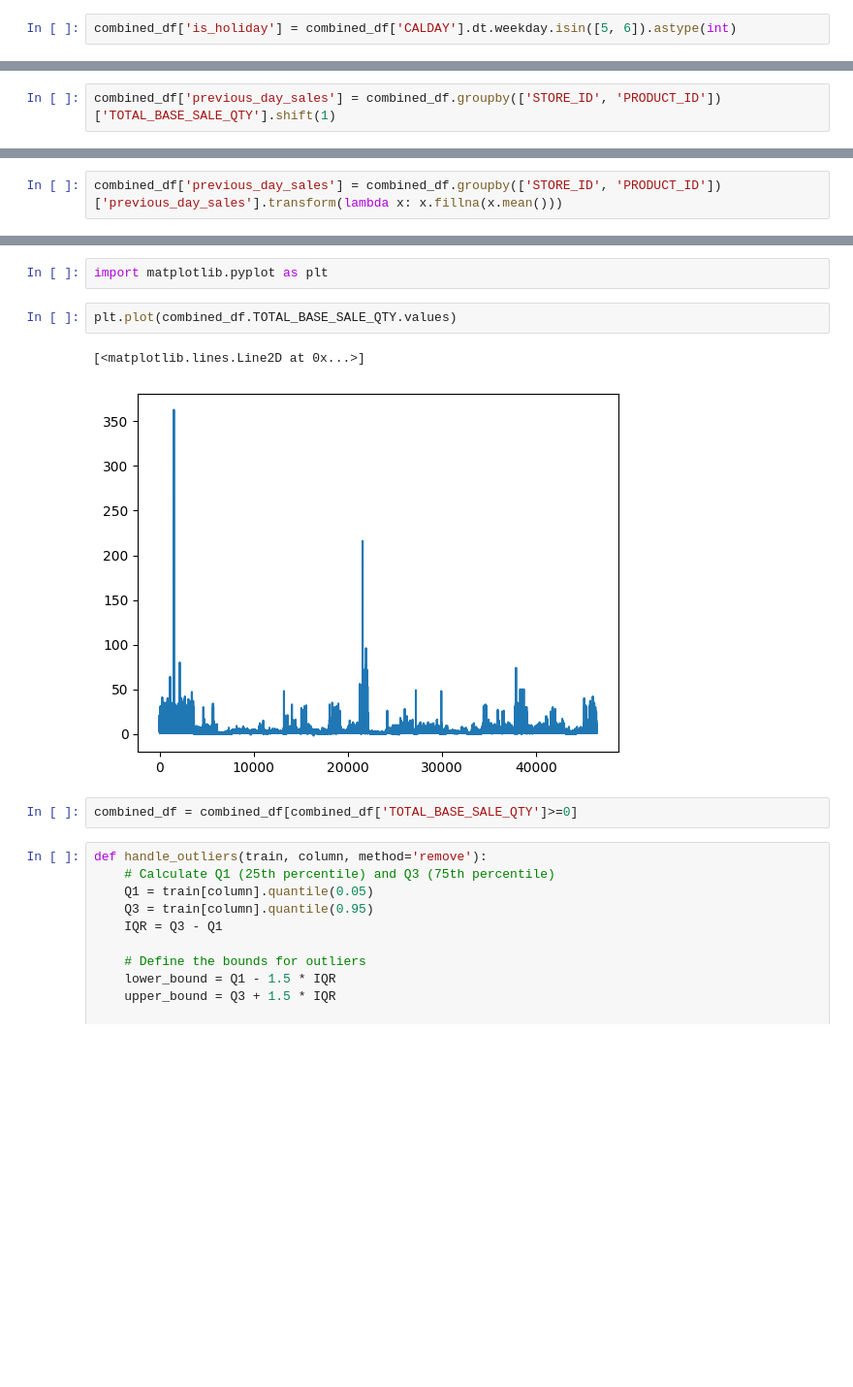
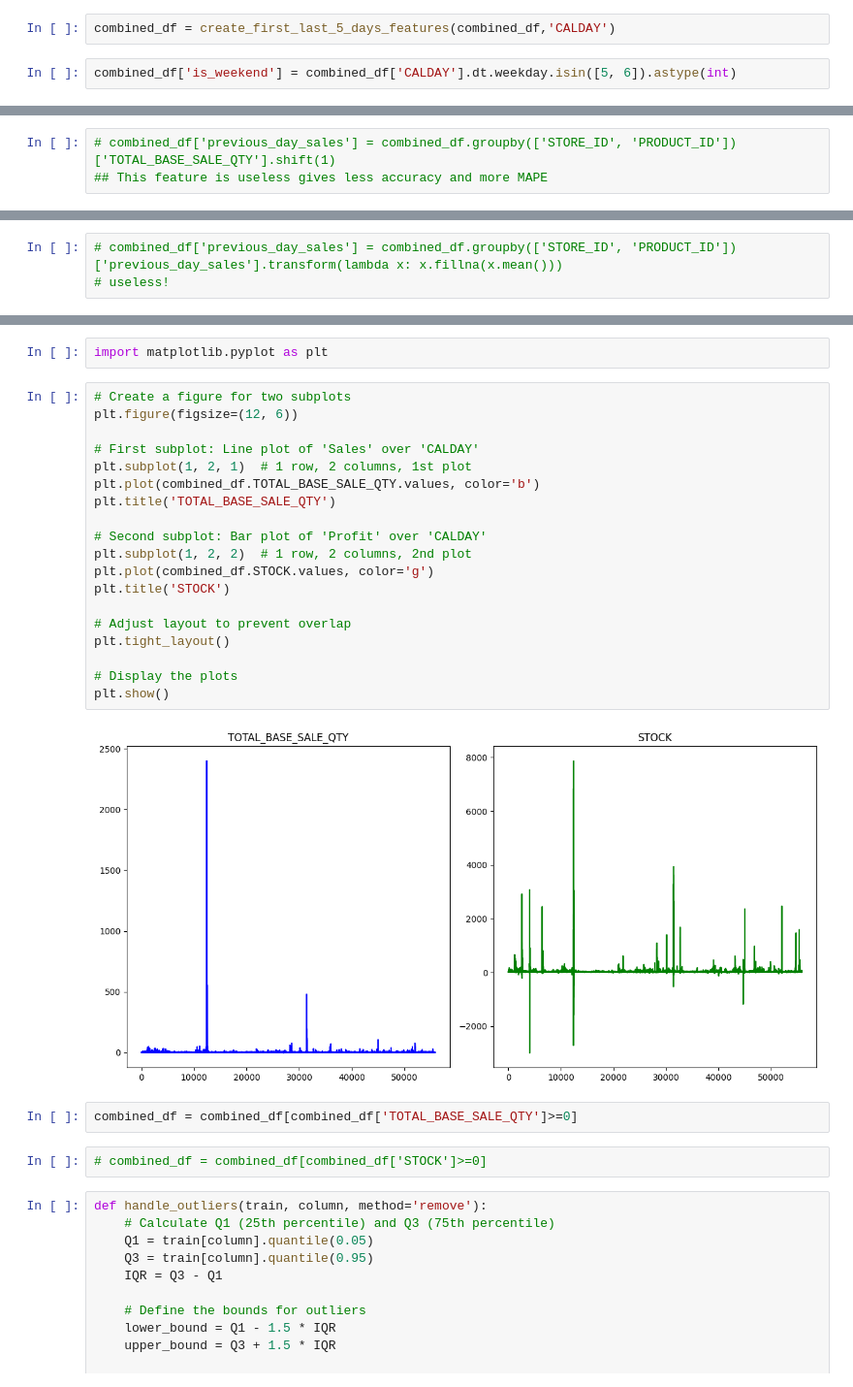
Before and after one commit to KrishBakshi/Time-series-sales-forcating-using-XgBoost, a Jupyter notebook: Untitled.ipynb, the cells around one changed output, grey strips where cells are left out. Shown at 97% size. Cells and saved outputs as stored; diff of their text form; blank space fills up the shorter version.

```diff
--- a/Untitled.ipynb
+++ b/Untitled.ipynb
@@ -112,5 +169,7 @@ combined_df['is_month_start'] = combined_df['CALDAY'].dt.is_month_start.astype(i
+# %%
+combined_df = create_first_last_5_days_features(combined_df,'CALDAY')
 # %%
-combined_df['is_holiday'] = combined_df['CALDAY'].dt.weekday.isin([5, 6]).astype(int)
+combined_df['is_weekend'] = combined_df['CALDAY'].dt.weekday.isin([5, 6]).astype(int)
 # %%
 combined_df.head()
 # %% [output]
@@ -123,2 +182,3 @@ combined_df.head()
 # %%
-combined_df['previous_day_sales'] = combined_df.groupby(['STORE_ID', 'PRODUCT_ID'])['TOTAL_BASE_SALE_QTY'].shift(1)
+# combined_df['previous_day_sales'] = combined_df.groupby(['STORE_ID', 'PRODUCT_ID'])['TOTAL_BASE_SALE_QTY'].shift(1)
+## This feature is useless gives less accuracy and more MAPE
@@ -125,5 +201,6 @@ combined_df['previous_day_sales'] = combined_df.groupby(['STORE_ID', 'PRODUCT_ID
 # %%
-combined_df['previous_day_sales'] = combined_df.groupby(['STORE_ID', 'PRODUCT_ID'])['previous_day_sales'].transform(lambda x: x.fillna(x.mean()))
+# combined_df['previous_day_sales'] = combined_df.groupby(['STORE_ID', 'PRODUCT_ID'])['previous_day_sales'].transform(lambda x: x.fillna(x.mean()))
+# useless!
 # %%
 combined_df.head()
 # %% [output]
@@ -152,12 +239,30 @@ combined_df = combined_df.dropna()
 # %%
 import matplotlib.pyplot as plt
 # %%
-plt.plot(combined_df.TOTAL_BASE_SALE_QTY.values)
+# Create a figure for two subplots
+plt.figure(figsize=(12, 6))
+
+# First subplot: Line plot of 'Sales' over 'CALDAY'
+plt.subplot(1, 2, 1)  # 1 row, 2 columns, 1st plot
+plt.plot(combined_df.TOTAL_BASE_SALE_QTY.values, color='b')
+plt.title('TOTAL_BASE_SALE_QTY')
+
+# Second subplot: Bar plot of 'Profit' over 'CALDAY'
+plt.subplot(1, 2, 2)  # 1 row, 2 columns, 2nd plot
+plt.plot(combined_df.STOCK.values, color='g')
+plt.title('STOCK')
+
+# Adjust layout to prevent overlap
+plt.tight_layout()
+
+# Display the plots
+plt.show()
 # %% [output]
-[<matplotlib.lines.Line2D at 0x...>]
-[figure, old version]
+[figure, new version]
 # %%
 combined_df = combined_df[combined_df['TOTAL_BASE_SALE_QTY']>=0]
+# %%
+# combined_df = combined_df[combined_df['STOCK']>=0]
 # %%
 def handle_outliers(train, column, method='remove'):
     # Calculate Q1 (25th percentile) and Q3 (75th percentile)
```
Also changed, not shown: parts of 39 cells of this notebook, 2 other files.
